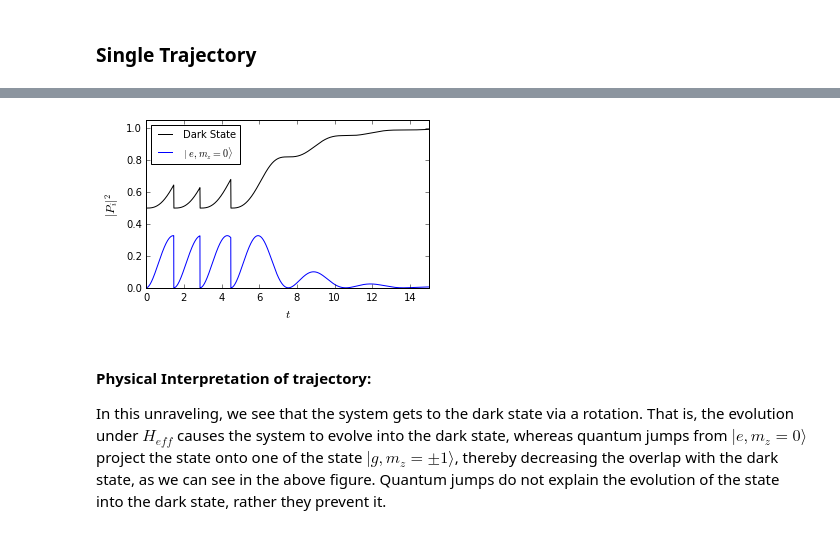
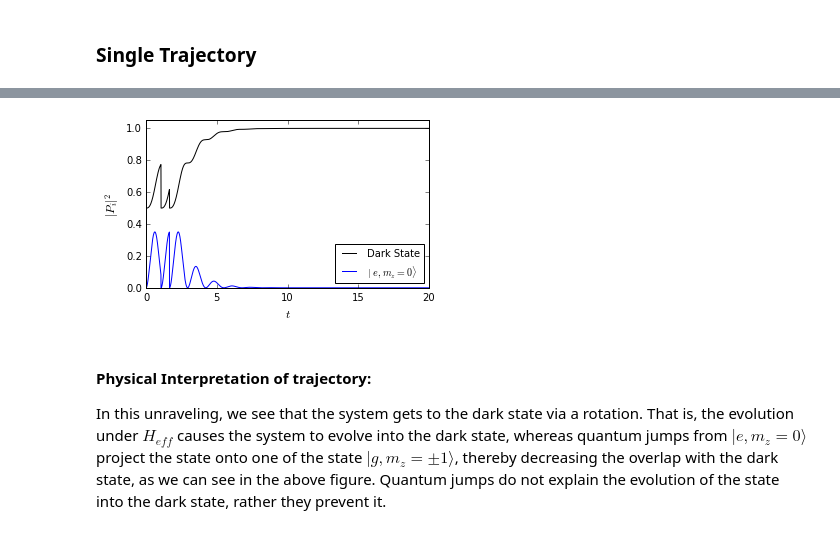
Before and after one commit to JoaquinMing/QMTrajectories, a Jupyter notebook: 2017_04_03-QMTrajectory-CPT-MultichannelDecay.ipynb, the cells around one changed output, grey strips where cells are left out. Drawn from its saved outputs; the diff is of its cells as text; code cells hidden in the pictures.

```diff
--- a/2017_04_03-QMTrajectory-CPT-MultichannelDecay.ipynb
+++ b/2017_04_03-QMTrajectory-CPT-MultichannelDecay.ipynb
@@ -48,17 +91,0 @@ tarray = np.arange(0,15,dt)
-# %%
-#Jump Operators
-D0=np.zeros((6,6),dtype=np.complex)
-D0[0,3]=1/np.sqrt(2)
-D0[2,5]=-1/np.sqrt(2)
-
-D1=np.zeros((6,6),dtype=np.complex)
-D1[1,3]=-1/np.sqrt(2)
-D1[2,4]=-1/np.sqrt(2)
-
-Dm1=np.zeros((6,6),dtype=np.complex)
-Dm1[0,4]=1/np.sqrt(2)
-Dm1[1,5]=1/np.sqrt(2)
-
-Jump0=np.dot(np.conj(D0).T,D0)
-Jump1=np.dot(np.conj(D1).T,D1)
-Jumpm1=np.dot(np.conj(Dm1).T,Dm1)
@@ -67,7 +92,18 @@ Dy = 1j/np.sqrt(2)*(Dm1+D1)
+# %%
+#Formulated in Terms of Spin Matrices - May be a more efficient way to scale this up.
+D02=np.kron(tauM,Sz)
+D12=np.kron(tauM,-1/np.sqrt(2)*Sm)#1/np.sqrt(2) from Clebsch-Gordon
+Dm12=np.kron(tauM,1/np.sqrt(2)*Sp)
+
+Jump0=np.dot(np.conj(D02).T,D02)
+Jump1=np.dot(np.conj(D12).T,D12)
+Jumpm1=np.dot(np.conj(Dm12).T,Dm12)
+# %%
+Dy = 1j/np.sqrt(2)*(Dm12+D12)#1/np.sqrt(2) from Polarization Vectors dot product
 # %%
 H=-Omega/2*(np.conj(Dy).T+Dy)
 # %%
-Heff=H-1j*Gamma/2*(np.dot(np.conj(D0).T,D0)+np.dot(np.conj(D1).T,D1)+np.dot(np.conj(Dm1).T,Dm1))
+Heff=H-1j*Gamma/2*(np.dot(np.conj(D02).T,D02)+np.dot(np.conj(D12).T,D12)+np.dot(np.conj(Dm12).T,Dm12))
 # %%
 psiDark=np.zeros((1,6),dtype=np.complex).T
 psiDark[0,0]=1
@@ -172,16 +204,16 @@ for i in range(0,len(wfarray)):
 # %%
 fig2 = plt.figure(figsize = (1.5*3.38,1.5*2))
 ax2 = fig2.add_subplot(111)
-ax2.plot(list(tarray[0:len(pD)]),pD,color='k',label='Dark State')
-ax2.plot(list(tarray[0:len(pD)]),pE,color='b',label=r'$|$ $e,m_z=0\rangle$')
-ax2.set_xlim([0,15])
+ax2.plot(list(tarray),pD,color='k',label='Dark State')
+ax2.plot(list(tarray),pE,color='b',label=r'$|$ $e,m_z=0\rangle$')
+ax2.set_xlim([0,20])
 ax2.set_ylim([0,1.05])
 ax2.set_xlabel(r'$t$',fontsize=12)
 ax2.set_ylabel(r'$|P_i|^2$',fontsize=12)
 ax2.legend(loc='best',title=r'',fontsize=10)
 plt.show()
 # %% [output]
-[figure, old version]
+[figure, new version]
 # %% [markdown]
 #### Physical Interpretation of trajectory:
 
```
Also changed, not shown: parts of 52 cells of this notebook.
